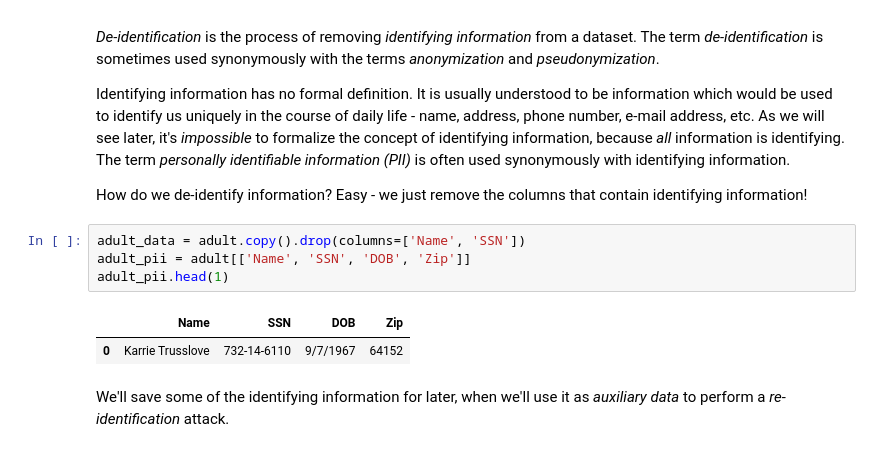
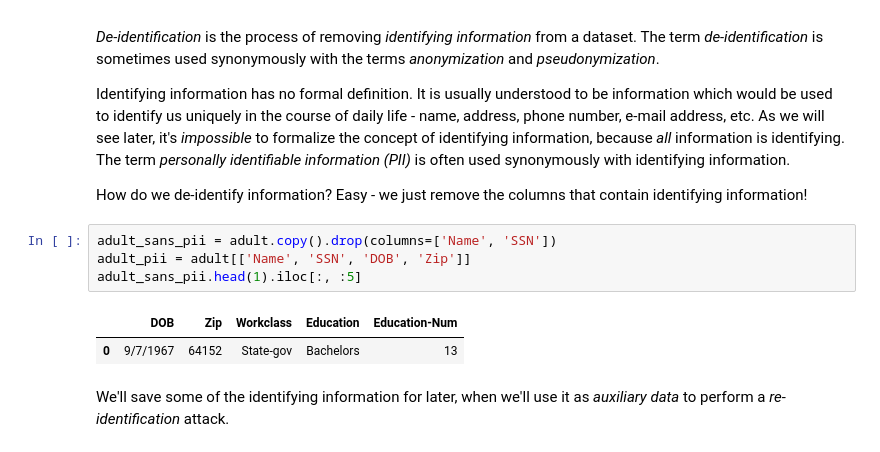
Before and after one commit to uvm-plaid/programming-dp, a Jupyter notebook: _sources/ch1.ipynb, the cells around one changed output. Cells and saved outputs as stored; diff of their text form.

```diff
--- a/_sources/ch1.ipynb
+++ b/_sources/ch1.ipynb
@@ -90,12 +90,12 @@ Identifying information has no formal definition. It is usually understood to be
 
 How do we de-identify information? Easy - we just remove the columns that contain identifying information!
 # %%
-adult_data = adult.copy().drop(columns=['Name', 'SSN'])
+adult_sans_pii = adult.copy().drop(columns=['Name', 'SSN'])
 adult_pii = adult[['Name', 'SSN', 'DOB', 'Zip']]
-adult_pii.head(1)
+adult_sans_pii.head(1).iloc[:, :5]
 # %% [output]
-|  | Name | SSN | DOB | Zip |
-| 0 | Karrie Trusslove | 732-14-6110 | 9/7/1967 | 64152 |
+|  | DOB | Zip | Workclass | Education | Education-Num |
+| 0 | 9/7/1967 | 64152 | State-gov | Bachelors | 13 |
 # %% [markdown]
 We'll save some of the identifying information for later, when we'll use it as *auxiliary data* to perform a *re-identification* attack.
 # %% [markdown]
```
Also changed, not shown: parts of 5 cells of this notebook, 4 other files.
